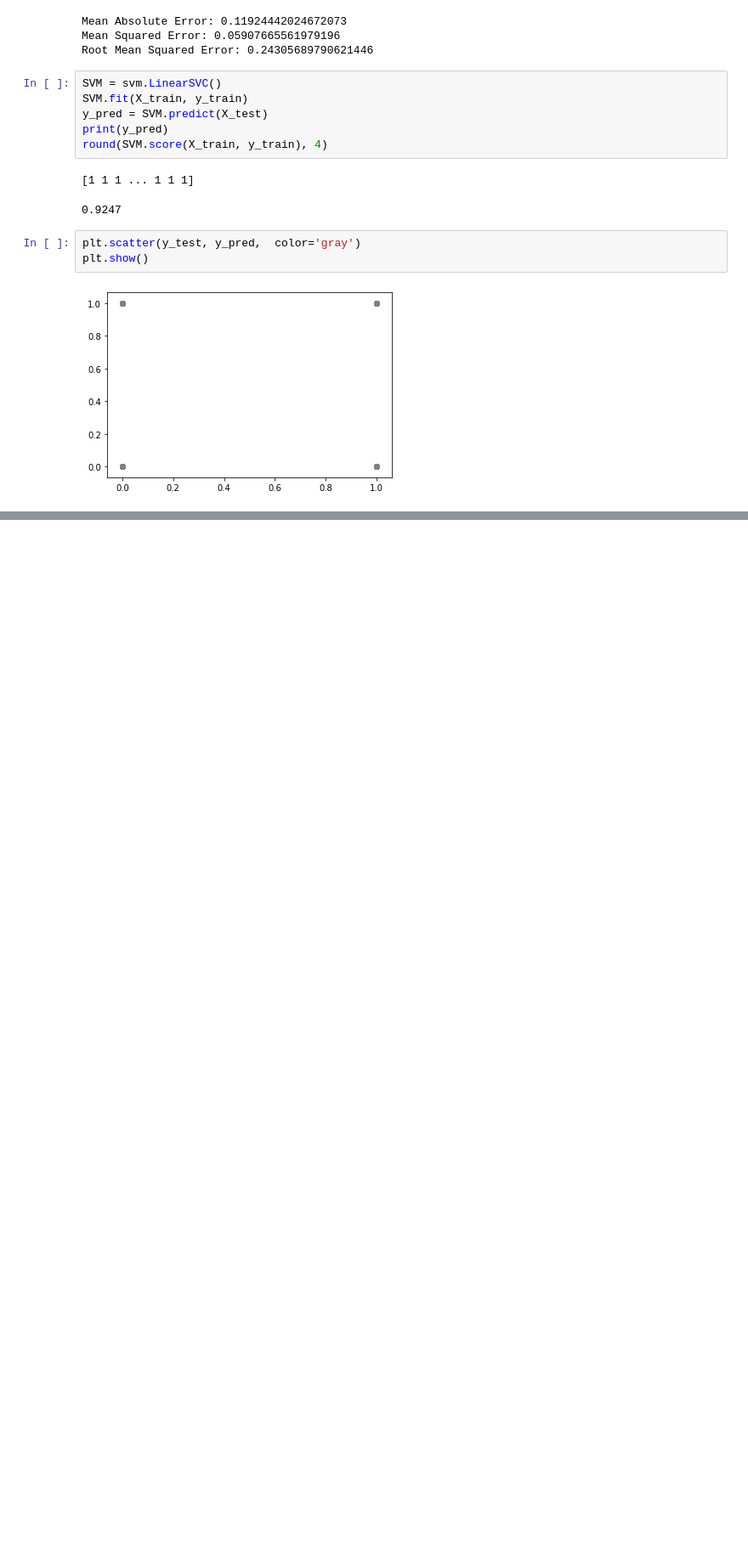
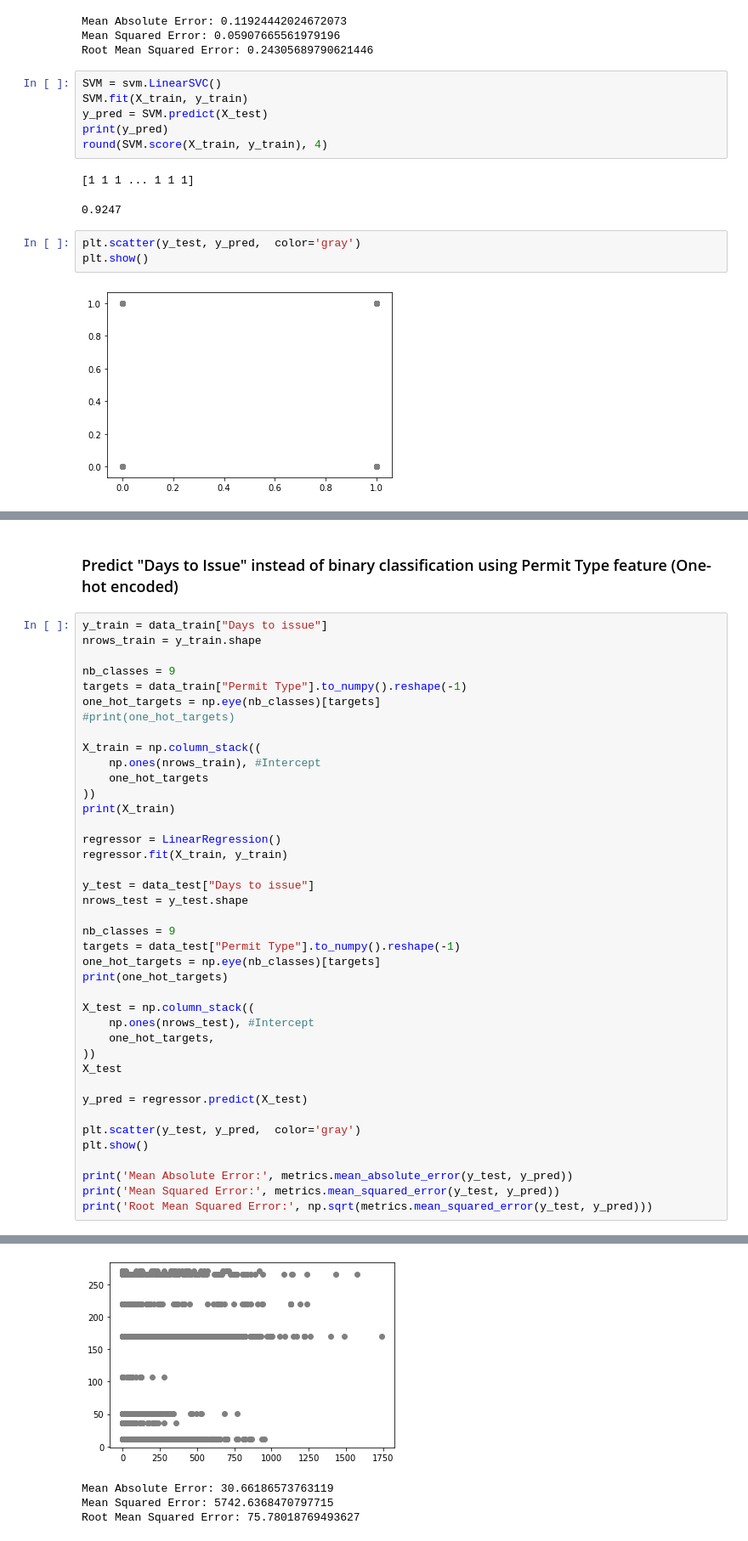
Before and after one commit to kddubey/ORIE4741Project, a Jupyter notebook: Regressions.ipynb, the cells around one changed output, grey strips where cells are left out. Shown at 85% size. Drawn from its saved outputs; the diff is of its cells as text; blank space fills up the shorter version.

Commit message:
repeated analysis for days to issue

```diff
--- a/Regressions.ipynb
+++ b/Regressions.ipynb
@@ -482,0 +492,43 @@ plt.show()
+# %% [markdown]
+### Predict "Days to Issue" instead of binary classification using Permit Type feature (One-hot encoded)
+# %%
+y_train = data_train["Days to issue"]
+nrows_train = y_train.shape
+
+nb_classes = 9
+targets = data_train["Permit Type"].to_numpy().reshape(-1)
+one_hot_targets = np.eye(nb_classes)[targets]
+#print(one_hot_targets)
+
+X_train = np.column_stack((
+    np.ones(nrows_train), #Intercept
+    one_hot_targets
+))
+print(X_train)
+
+regressor = LinearRegression()
+regressor.fit(X_train, y_train)
+
+y_test = data_test["Days to issue"]
+nrows_test = y_test.shape
+
+nb_classes = 9
+targets = data_test["Permit Type"].to_numpy().reshape(-1)
+one_hot_targets = np.eye(nb_classes)[targets]
+print(one_hot_targets)
+
+X_test = np.column_stack((
+    np.ones(nrows_test), #Intercept
+    one_hot_targets,
+))
+X_test
+
+y_pred = regressor.predict(X_test)
+
+plt.scatter(y_test, y_pred,  color='gray')
+plt.show()
+
+print('Mean Absolute Error:', metrics.mean_absolute_error(y_test, y_pred))
+print('Mean Squared Error:', metrics.mean_squared_error(y_test, y_pred))
+print('Root Mean Squared Error:', np.sqrt(metrics.mean_squared_error(y_test, y_pred)))
+# %% [output]
@@ -482,0 +549,4 @@ plt.show()
+[figure, added]
+Mean Absolute Error: 30.66186573763119
+Mean Squared Error: 5742.6368470797715
+Root Mean Squared Error: 75.78018769493627
```
Also changed, not shown: parts of 16 cells of this notebook.
